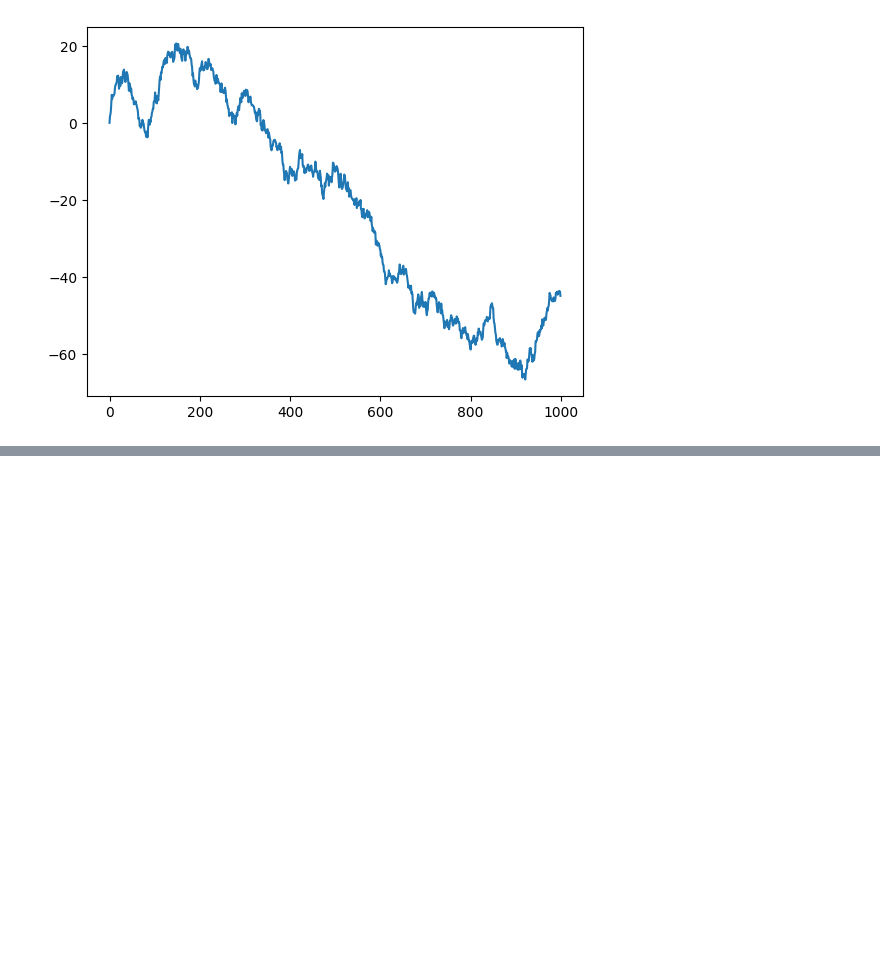
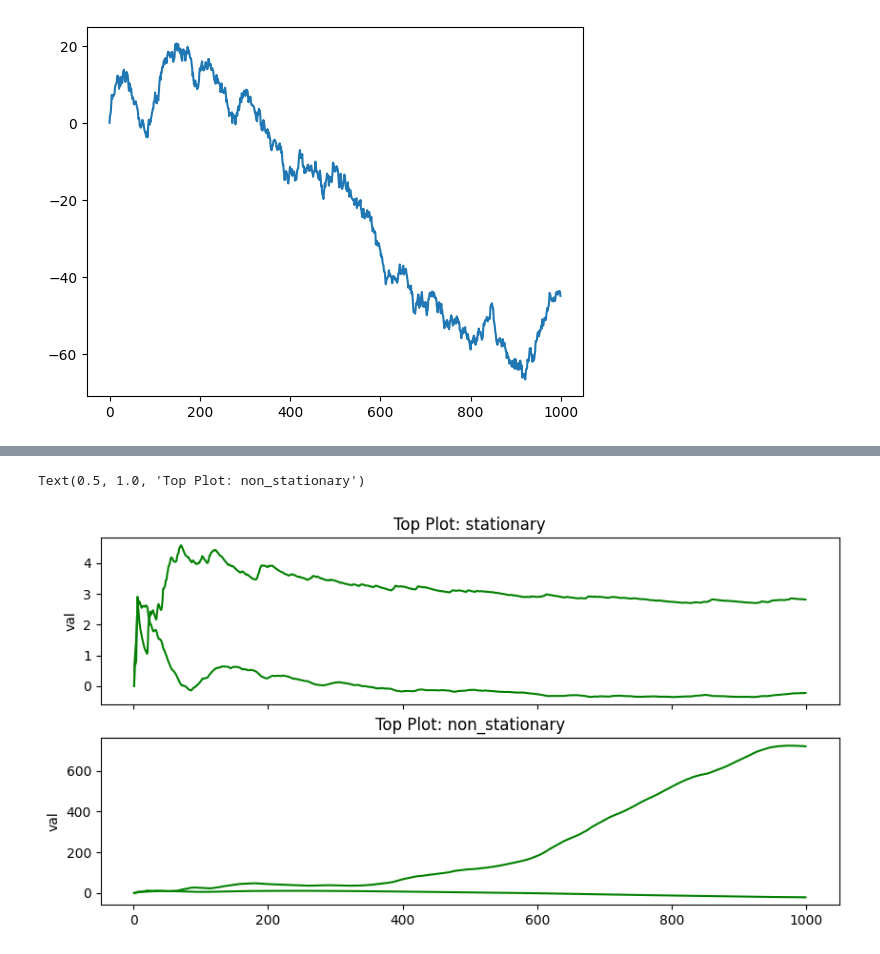
Before and after one commit to gkambasta/TimeSeries, a Jupyter notebook: Random_Walk.ipynb, the cells around one changed output, grey strips where cells are left out. Cells and saved outputs as stored; diff of their text form; code cells hidden in the pictures; blank space fills up the shorter version.

```diff
--- a/Random_Walk.ipynb
+++ b/Random_Walk.ipynb
@@ -305,0 +331,15 @@ plt.plot(non_stationary2)
+# %%
+fig, (ax1, ax2) = plt.subplots(2, 1, figsize=(10, 5), sharex=True)
+
+ax1.plot(mean_func(stationary), 'g')
+ax1.plot(var_func(stationary), 'g')
+ax1.set_ylabel('val')
+ax1.set_title('Top Plot: stationary')
+
+ax2.plot(mean_func(non_stationary), 'g')
+ax2.plot(var_func(non_stationary), 'g')
+ax2.set_ylabel('val')
+ax2.set_title('Top Plot: non_stationary')
+# %% [output]
+Text(0.5, 1.0, 'Top Plot: non_stationary')
+[figure, added]
```
Also changed, not shown: parts of 10 cells of this notebook.
